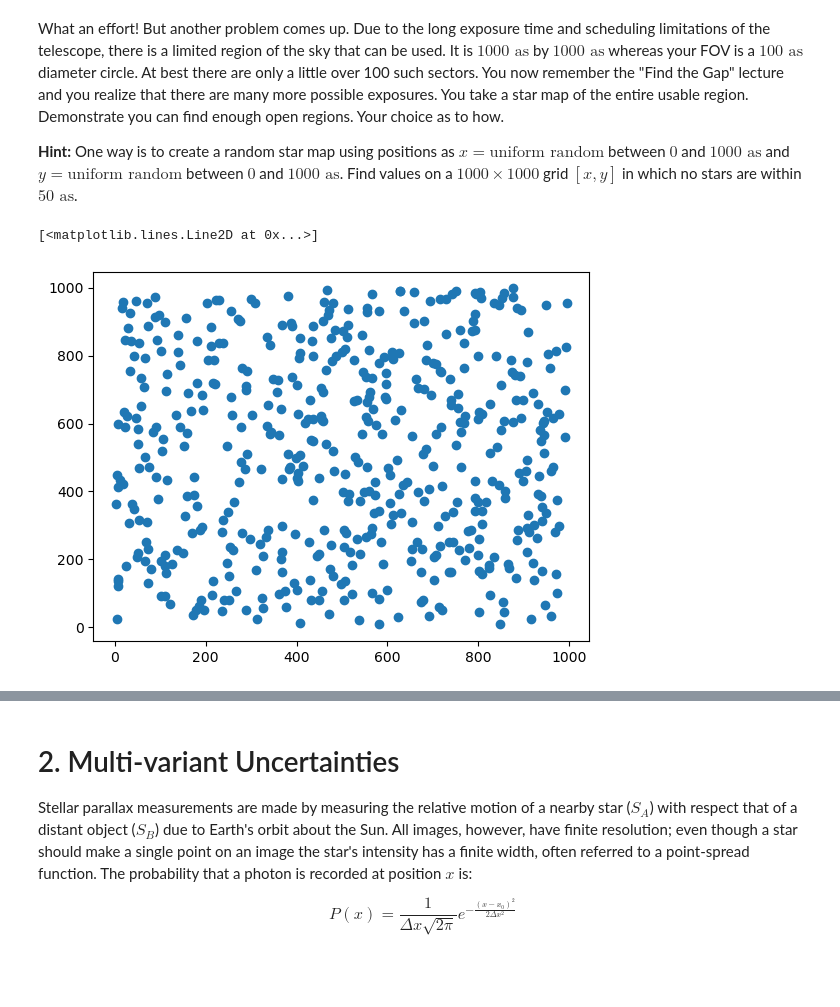
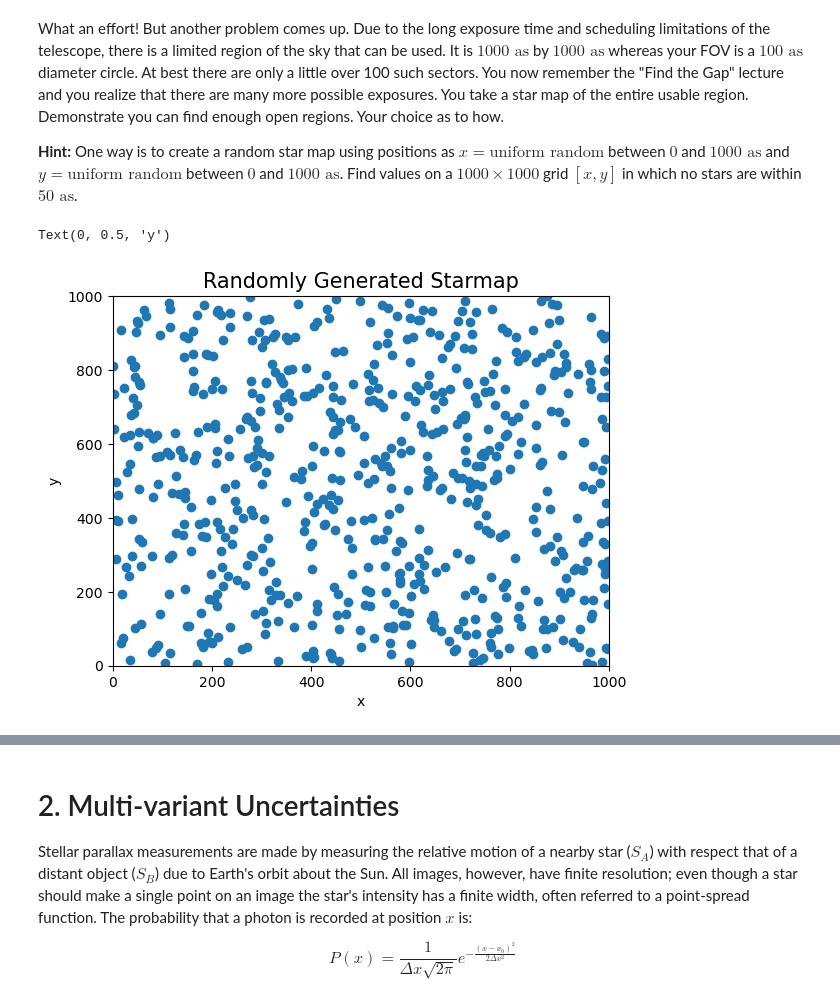
Before and after one commit to Rokkaan5/Code-Reference-Notebook, a Jupyter notebook: CU-Boulder/AstroPhys/HW/hw3/hw3.ipynb, the cells around one changed output, grey strips where cells are left out. Saved outputs shown, nothing was run; the diff lists cells and outputs as text; code cells hidden in the pictures; blank space fills up the shorter version.

```diff
--- a/CU-Boulder/AstroPhys/HW/hw3/hw3.ipynb
+++ b/CU-Boulder/AstroPhys/HW/hw3/hw3.ipynb
@@ -43,20 +43,29 @@ What an effort! But another problem comes up. Due to the long exposure time and
 
 **Hint:** One way is to create a random star map using positions as $x= \text{uniform random}$ between $0$ and $1000 \text{ as}$ and $y= \text{uniform random}$ between $0$ and $1000 \text{ as}$. Find values on a $1000 \times 1000$ grid $[x,y]$ in which no stars are within $50 \text{ as}$.
 # %%
+random.seed(100)
 # generate random star map
-N = 510         # number of stars to generate in map
+N = 650         # number of stars to generate in map
 x_FOV = 1000
 y_FOV = 1000
 x_array=[]
 y_array=[]
 for _ in range(N+1):
     xi = random.uniform(0,x_FOV)
     yi = random.uniform(0,y_FOV)
     x_array.append(xi)
     y_array.append(yi)
 
+x_array = np.array(x_array)
+y_array = np.array(y_array)
+
 # random star map
 plt.plot(x_array,y_array,'o')
+plt.title("Randomly Generated Starmap",fontsize=15)
+plt.xlim(0,x_FOV)
+plt.xlabel("x")
+plt.ylim(0,y_FOV)
+plt.ylabel("y")
 # %% [output]
-[<matplotlib.lines.Line2D at 0x...>]
+Text(0, 0.5, 'y')
-[figure, old version]
+[figure, new version]
```
Also changed, not shown: parts of 3 cells of this notebook, 4 other files.
